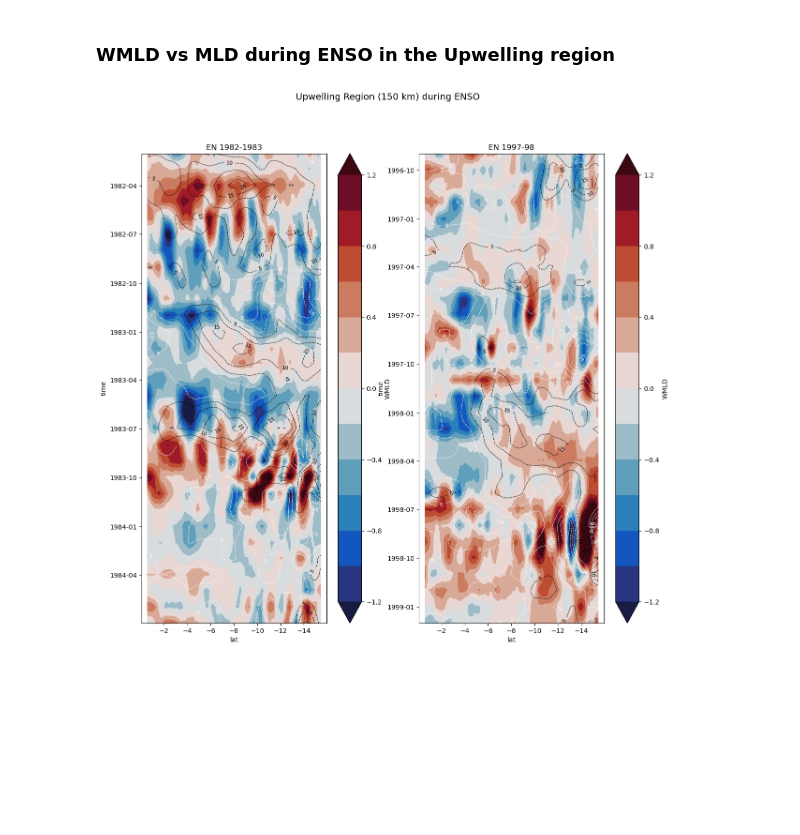
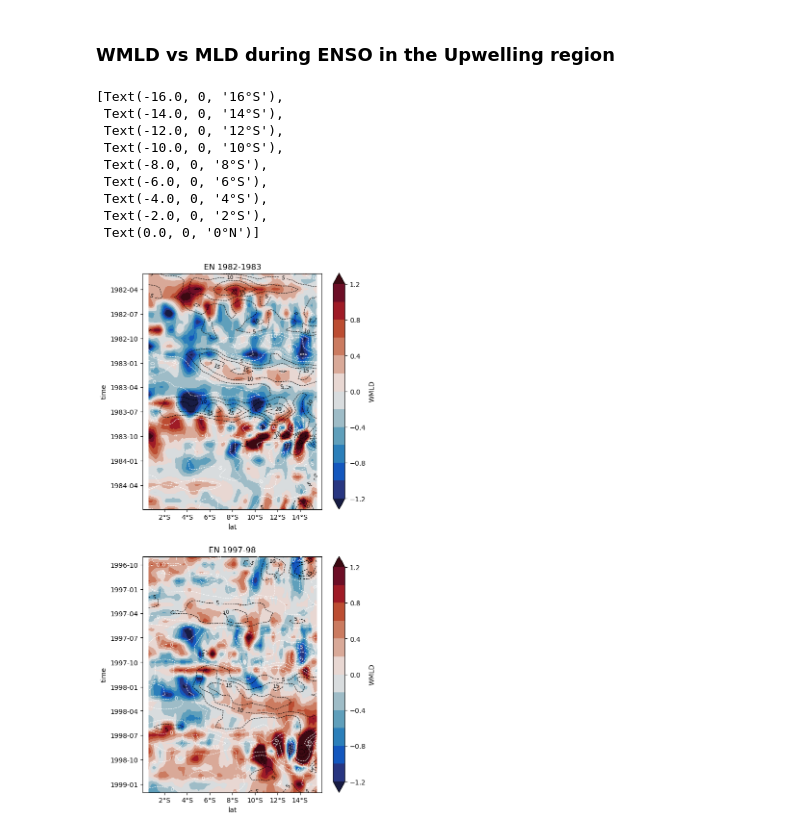
Before and after one commit to danliba/Upwelling_paper, a Jupyter notebook: Hovmollers.ipynb, the cells around one changed output. Saved outputs shown, nothing was run; the diff lists cells and outputs as text; code cells hidden in the pictures; blank space fills up the shorter version.

```diff
--- a/Hovmollers.ipynb
+++ b/Hovmollers.ipynb
@@ -83,7 +83,7 @@ def kml2struct(kml_file):
     return kml_struct
 # %%
 # Load the KML file to get the polygon boundary
-arch_kml_zona1 = "../../NHCS/hindcast/CROCO_BioEBUS_1990-2010/indices/BK150km.kml"
+arch_kml_zona1 = "../../NHCS/hindcast/CROCO_BioEBUS_1990-2010/indices/BK111km.kml"
 R1 = kml2struct(arch_kml_zona1)
 
 # Extract Lon and Lat from the first polygon
@@ -356,7 +358,7 @@ levels_WMLD = np.arange(-1.2, 1.2+0.2, 0.2)
 colors = ['white' if x < 0 else 'black' for x in levels_WMLD]
 cmap_div = mcolors.ListedColormap(colors)
 
-fig,ax = plt.subplots(1,2,figsize=(14,13))
+fig,ax = plt.subplots(2,1,figsize=(6,14))
 #%----- Equator
 # cc=equator.rolling(lon=13,center=True).mean().sel(time=slice("1982-01","1984-06")).WMLD.plot.contourf(y='time',x='lon',vmin=-1.2, vmax=1.2,cmap = cm.balance,
 #                                                               norm=norm_WMLD, levels=levels_WMLD,ax=ax[0])
@@ -370,33 +372,49 @@ fig,ax = plt.subplots(1,2,figsize=(14,13))
 # ax[0].invert_yaxis()
 
 #%--------- EN 1982-1983
 
 cf=band.rolling(lat=13,center=True).mean().sel(time=slice("1982-01","1984-06")).WMLD.plot.contourf(y='time',x='lat',vmin=-1.2, vmax=1.2,cmap = cm.balance,
                                                               norm=norm_WMLD, levels=levels_WMLD,ax=ax[0])
 
 cc=band.rolling(lat=13,center=True).mean().sel(time=slice("1982-01","1984-06")).MLD.plot.contour(y="time",x='lat',vmin=-30, vmax=30,cmap=cmap_div,
                                                                  norm=norm_MLD,levels=levels_MLD, linestyles='--',
                                                                alpha=1,linewidths=0.7,ax=ax[0])
 ax[0].clabel(cc, inline=True, fontsize=8, fmt="%.f")
 ax[0].set_title('EN 1982-1983')
 ax[0].invert_yaxis()
 ax[0].invert_xaxis()
 
 #%--------- EN 1997-1998
 
 cf=band.rolling(lat=13,center=True).mean().sel(time=slice("1996-08","1999-01")).WMLD.plot.contourf(y='time',x='lat',vmin=-1.2, vmax=1.2,cmap = cm.balance,
                                                               norm=norm_WMLD, levels=levels_WMLD,ax=ax[1])
 
 cc=band.rolling(lat=13,center=True).mean().sel(time=slice("1996-08","1999-01")).MLD.plot.contour(y="time",x='lat',vmin=-30, vmax=30,cmap=cmap_div,
                                                                  norm=norm_MLD,levels=levels_MLD, linestyles='--',
                                                                alpha=1,linewidths=0.7,ax=ax[1])
 ax[1].clabel(cc, inline=True, fontsize=8, fmt="%.f")
 ax[1].set_title('EN 1997-98')
 ax[1].invert_yaxis()
 ax[1].invert_xaxis()
 
-plt.suptitle("Upwelling Region (150 km) during ENSO", fontsize=14)
+xticks = ax[0].get_xticks()  # Get current y-tick positions
 
-# plt.savefig('Figures/UP_Region_hovmoller_ENSO'+'.png', format='png', dpi=300, transparent=False, bbox_inches='tight')
+new_labels = [f"{-x:.0f}°S" if x < 0 else f"{x:.0f}°N" for x in xticks]
+ax[0].set_xticklabels(new_labels)
+ax[1].set_xticklabels(new_labels)
+
+
+# plt.suptitle("Upwelling Region (150 km) during ENSO", fontsize=14)
+
+# plt.savefig('Figures/UP_Region_hovmoller_ENSO_poster'+'.png', format='png', dpi=300, transparent=False, bbox_inches='tight')
 # %% [output]
+[Text(-16.0, 0, '16°S'),
+ Text(-14.0, 0, '14°S'),
+ Text(-12.0, 0, '12°S'),
+ Text(-10.0, 0, '10°S'),
+ Text(-8.0, 0, '8°S'),
+ Text(-6.0, 0, '6°S'),
+ Text(-4.0, 0, '4°S'),
+ Text(-2.0, 0, '2°S'),
+ Text(0.0, 0, '0°N')]
-[figure, old version]
+[figure, new version]
```
Also changed, not shown: parts of 6 cells of this notebook, 8 other files.
